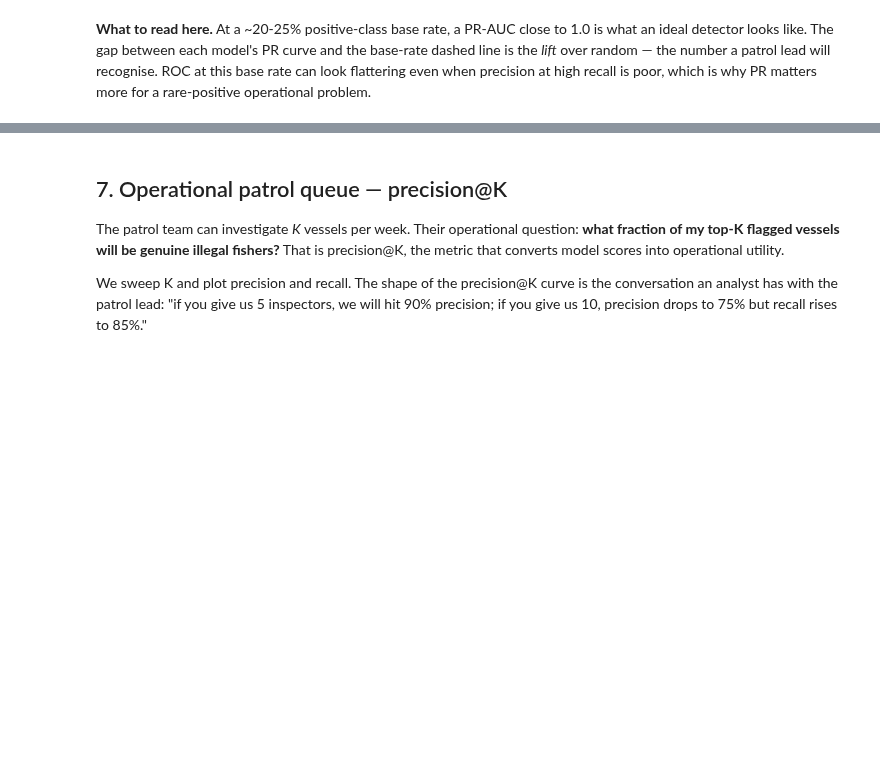
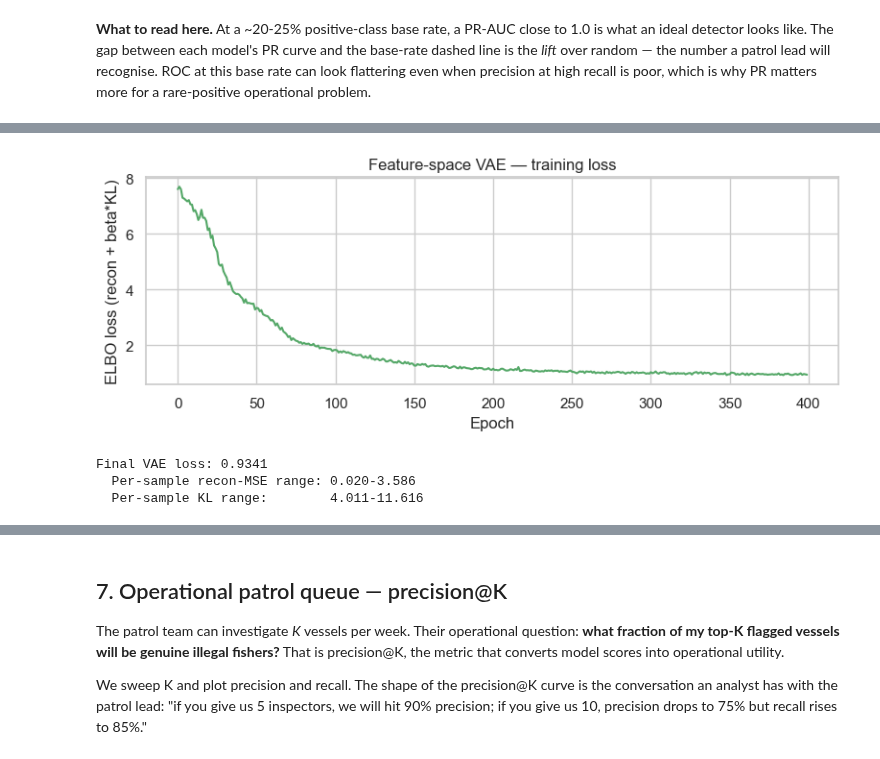
Before and after one commit to DiogoRibeiro7/ds-projects-portfolio, a Jupyter notebook: notebooks/maritime_illegal_fishing_detection.ipynb, the cells around one changed output, grey strips where cells are left out. Drawn from its saved outputs; the diff is of its cells as text; code cells hidden in the pictures; blank space fills up the shorter version.

Commit message:
feat(maritime-notebook): expand anomaly detection from Isolation Forest to 10-detector benchmark

```diff
--- a/notebooks/maritime_illegal_fishing_detection.ipynb
+++ b/notebooks/maritime_illegal_fishing_detection.ipynb
@@ -442,0 +565,76 @@ HistGBC (supervised, held-out test only) ROC-AUC=0.978  PR-AUC=0.917
+# %%
+# --- VAE on the 8 engineered features: reconstruction + KL divergence as the anomaly score ---
+# Probabilistic autoencoder. Encoder maps x to (mu, log_var); decoder reconstructs from a sample;
+# loss is MSE reconstruction + KL(posterior || standard normal). Per-sample anomaly score =
+# reconstruction MSE + beta * KL. Points with high KL sit in odd regions of the latent space;
+# points with high reconstruction MSE do not fit the learned manifold.
+
+torch.manual_seed(29)
+
+
+class FeatureVAE(nn.Module):
+    def __init__(self, n_in: int, n_hidden: int = 16, n_latent: int = 3):
+        super().__init__()
+        self.encoder = nn.Sequential(nn.Linear(n_in, n_hidden), nn.ReLU())
+        self.fc_mu = nn.Linear(n_hidden, n_latent)
+        self.fc_lv = nn.Linear(n_hidden, n_latent)
+        self.decoder = nn.Sequential(
+            nn.Linear(n_latent, n_hidden), nn.ReLU(),
+            nn.Linear(n_hidden, n_in),
+        )
+
+    def encode(self, x):
+        h = self.encoder(x)
+        return self.fc_mu(h), self.fc_lv(h)
+
+    def reparameterise(self, mu, log_var):
+        std = torch.exp(0.5 * log_var)
+        return mu + std * torch.randn_like(std)
+
+    def forward(self, x):
+        mu, log_var = self.encode(x)
+        z = self.reparameterise(mu, log_var)
+        recon = self.decoder(z)
+        return recon, mu, log_var
+
+
+vae = FeatureVAE(n_in=X_tensor.shape[1])
+opt = torch.optim.Adam(vae.parameters(), lr=5e-3)
+BETA = 0.1  # KL weight; small to keep reconstruction pressure dominant
+
+vae_losses = []
+for epoch in range(400):
+    vae.train()
+    opt.zero_grad()
+    recon, mu, log_var = vae(X_tensor)
+    recon_mse = ((recon - X_tensor) ** 2).sum(dim=1).mean()
+    kl = -0.5 * torch.sum(1 + log_var - mu.pow(2) - log_var.exp(), dim=1).mean()
+    loss = recon_mse + BETA * kl
+    loss.backward()
+    opt.step()
+    vae_losses.append(float(loss.item()))
+
+vae.eval()
+with torch.no_grad():
+    recon, mu, log_var = vae(X_tensor)
+    per_sample_recon = ((recon - X_tensor) ** 2).sum(dim=1).numpy()
+    per_sample_kl = (-0.5 * torch.sum(1 + log_var - mu.pow(2) - log_var.exp(), dim=1)).numpy()
+# Anomaly score: reconstruction + beta * KL (same weighting as training loss)
+features["vae_score"] = per_sample_recon + BETA * per_sample_kl
+
+plt.figure(figsize=(8, 3.2))
+plt.plot(vae_losses, color="#55A868")
+plt.xlabel("Epoch")
+plt.ylabel("ELBO loss (recon + beta*KL)")
+plt.title("Feature-space VAE — training loss")
+plt.tight_layout()
+plt.show()
+
+print(f"Final VAE loss: {vae_losses[-1]:.4f}")
+print(f"  Per-sample recon-MSE range: {per_sample_recon.min():.3f}-{per_sample_recon.max():.3f}")
+print(f"  Per-sample KL range:        {per_sample_kl.min():.3f}-{per_sample_kl.max():.3f}")
+# %% [output]
+[figure, added]
+Final VAE loss: 0.9341
+  Per-sample recon-MSE range: 0.020-3.586
+  Per-sample KL range:        4.011-11.616
```
Also changed, not shown: parts of 11 cells of this notebook.
